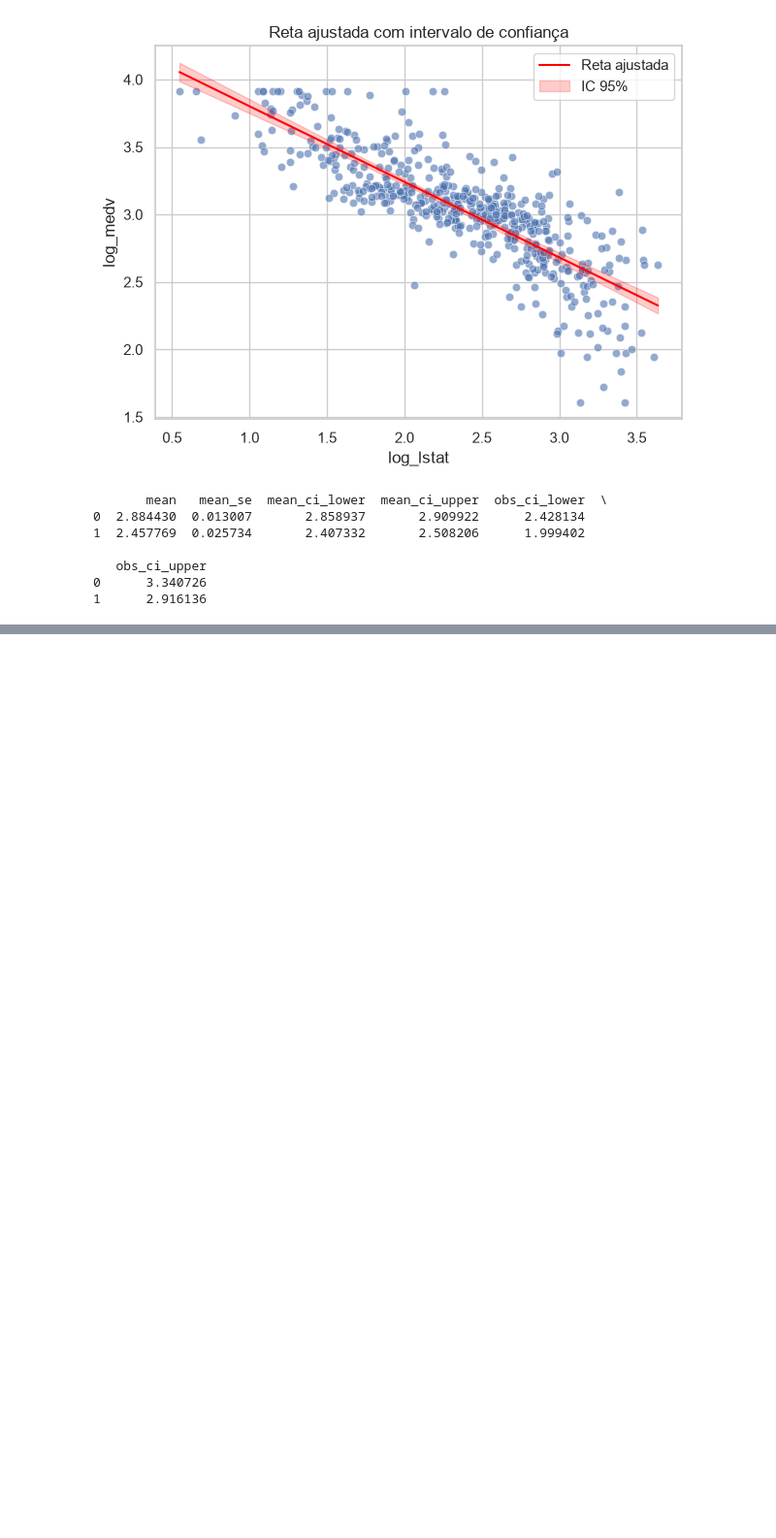
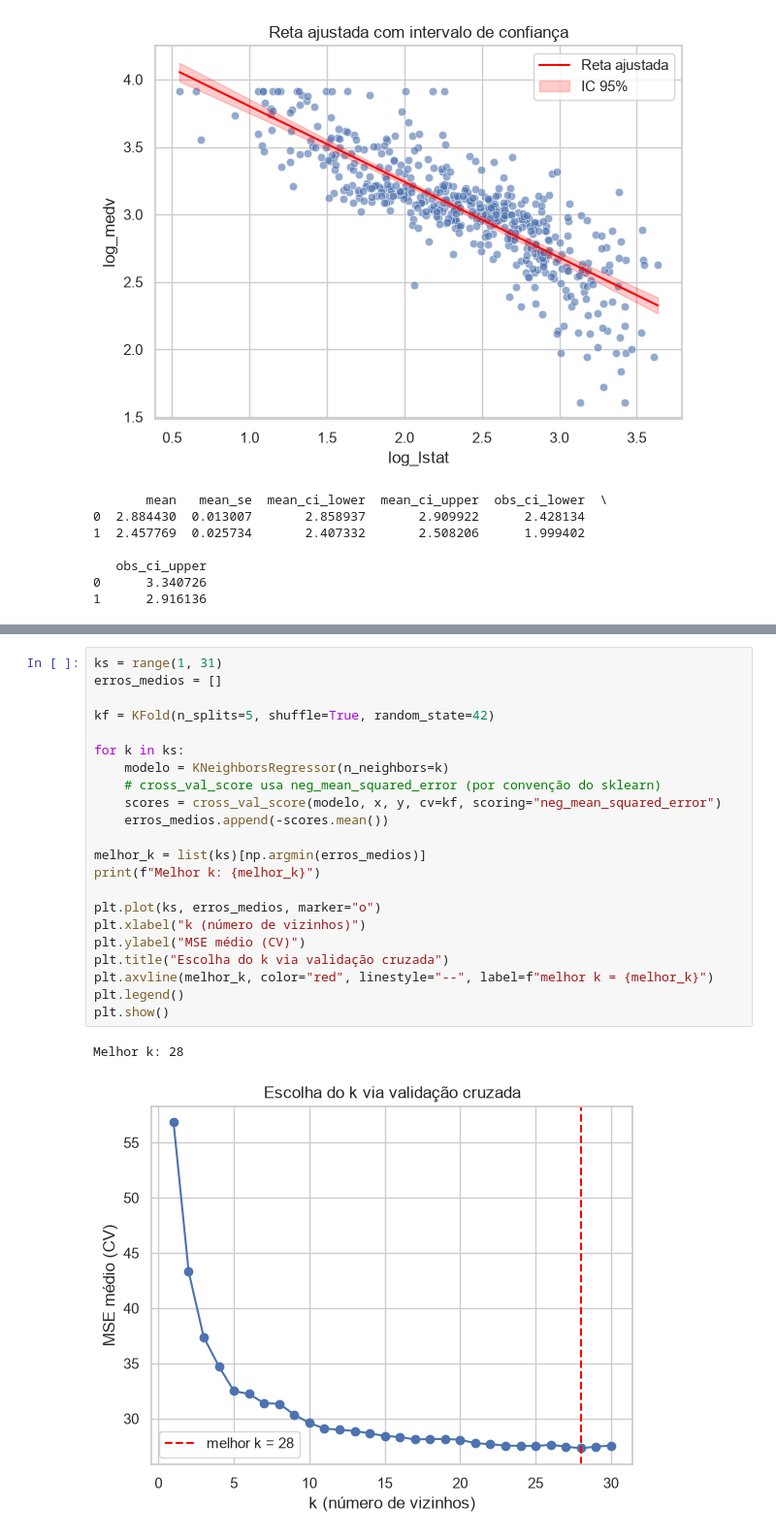
Before and after one commit to ClerenceSilva/KNN-LOESS-RLS, a Jupyter notebook: desafio 1/Códigos.ipynb, the cells around one changed output, grey strips where cells are left out. Shown at 97% size. Cells and saved outputs as stored; diff of their text form; blank space fills up the shorter version.

```diff
--- a/desafio 1/Códigos.ipynb
+++ b/desafio 1/Códigos.ipynb
@@ -219,0 +319,25 @@ print(pred_media)
+# %%
+ks = range(1, 31)
+erros_medios = []
+
+kf = KFold(n_splits=5, shuffle=True, random_state=42)
+
+for k in ks:
+    modelo = KNeighborsRegressor(n_neighbors=k)
+    # cross_val_score usa neg_mean_squared_error (por convenção do sklearn)
+    scores = cross_val_score(modelo, x, y, cv=kf, scoring="neg_mean_squared_error")
+    erros_medios.append(-scores.mean())
+
+melhor_k = list(ks)[np.argmin(erros_medios)]
+print(f"Melhor k: {melhor_k}")
+
+plt.plot(ks, erros_medios, marker="o")
+plt.xlabel("k (número de vizinhos)")
+plt.ylabel("MSE médio (CV)")
+plt.title("Escolha do k via validação cruzada")
+plt.axvline(melhor_k, color="red", linestyle="--", label=f"melhor k = {melhor_k}")
+plt.legend()
+plt.show()
+# %% [output]
+Melhor k: 28
+[figure, added]
```
Also changed, not shown: parts of 7 cells of this notebook.
